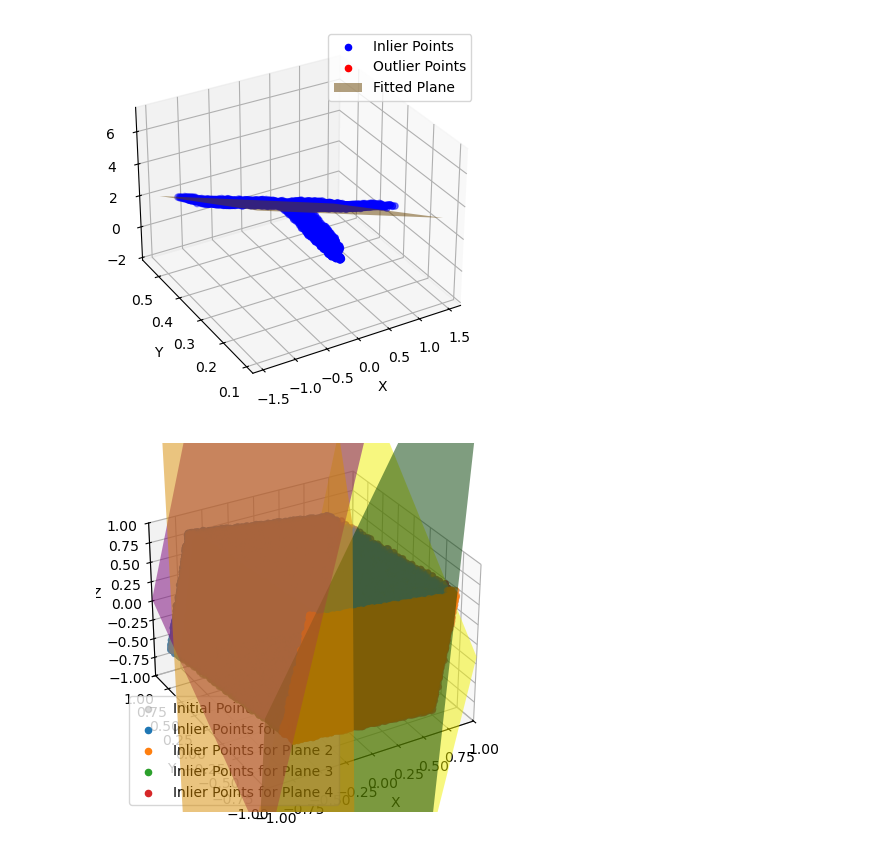
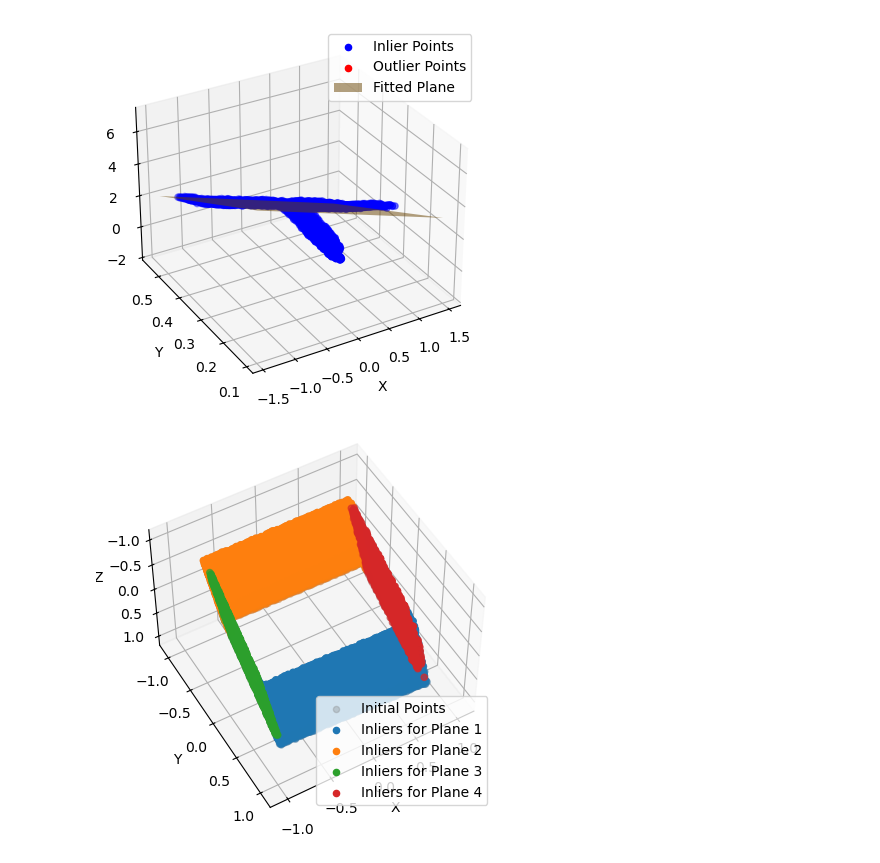
Before and after one commit to stablegradients/16-811, a Jupyter notebook: Assignment-3/question4.ipynb, the cells around one changed output. Drawn from its saved outputs; the diff is of its cells as text; code cells hidden in the pictures.

```diff
--- a/Assignment-3/question4.ipynb
+++ b/Assignment-3/question4.ipynb
@@ -159,25 +159,23 @@ def select_close_points(points, proximity_threshold=0.1):
     # Select points within the proximity threshold
     close_indices = np.where(distances < proximity_threshold)[0]
 
-    # If there aren't enough close points, adjust threshold until we get 3 points
-    while len(close_indices) < 3:
-        proximity_threshold *= 1.5  # Increase threshold iteratively
+    # Adjust threshold until we get at least 10 points
+    while len(close_indices) < 10:
+        proximity_threshold *= 1.5
         close_indices = np.where(distances < proximity_threshold)[0]
 
-    # Select the three closest points
-    close_indices = close_indices[:3]
+    # Select the 10 closest points
+    close_indices = close_indices[:10]
     return points[close_indices]
 
 def fit_plane_and_visualize_ransac_multiple_planes(points, num_planes=4, threshold=0.1, max_iterations=1000):
-    # Initialize the figure for visualization
     fig = plt.figure()
     ax = fig.add_subplot(111, projection='3d')
-    plane_colors = ['orange', 'green', 'purple', 'yellow']  # Colors for each plane
+    plane_colors = ['orange', 'green', 'purple', 'yellow']
 
-    # Set the visualization limits
-    ax.set_xlim(-1, 1)
-    ax.set_ylim(-1, 1)
-    ax.set_zlim(-1, 1)
+    ax.set_xlim(-1.2, 1.2)
+    ax.set_ylim(-1.2, 1.2)
+    ax.set_zlim(-1.2, 1.2)
 
     # Plot the initial points
     ax.scatter(points[:, 0], points[:, 1], points[:, 2], color='grey', alpha=0.3, label='Initial Points')
@@ -191,55 +189,50 @@ def fit_plane_and_visualize_ransac_multiple_planes(points, num_planes=4, thresho
 
         # RANSAC iterations to find the best plane
         for _ in range(max_iterations):
-            # Select 3 close points to fit a plane
             sample_points = select_close_points(points_)
-
-            # Fit a plane to the sampled points
             normal, d, _ = fit_plane(sample_points)
-
-            # Calculate distances of all points from the plane
             distances = np.abs((points_ @ normal + d) / np.linalg.norm(normal))
-
-            # Find inliers
             inliers = points_[distances < threshold]
 
-            # Update the best model if the current one has more inliers
             if len(inliers) > len(best_inliers):
                 best_inliers = inliers
                 best_normal = normal
                 best_d = d
                 outliers = points_[distances >= threshold]
 
         # Plot the inliers of the detected plane
-        ax.scatter(best_inliers[:, 0], best_inliers[:, 1], best_inliers[:, 2], label=f'Inlier Points for Plane {i+1}')
+        ax.scatter(best_inliers[:, 0], best_inliers[:, 1], best_inliers[:, 2], label=f'Inliers for Plane {i+1}')
 
         # Create a grid to visualize the plane, limited to the -1 to 1 range
         xx, yy = np.meshgrid(np.linspace(-1, 1, 10), np.linspace(-1, 1, 10))
         zz = (-best_normal[0] * xx - best_normal[1] * yy - best_d) / best_normal[2]
 
-        # Plot the detected plane within data limits
-        ax.plot_surface(xx, yy, zz, color=plane_colors[i % len(plane_colors)], alpha=0.5, rstride=100, cstride=100)
+        # Remove elements where zz^2 > 1
+        mask = zz**2 <= 1
+        xx, yy, zz = xx[mask], yy[mask], zz[mask]
 
-        # Update points to only include outliers for the next iteration
+        # Reshape xx, yy, zz for plotting
+        xx, yy, zz = xx.reshape(-1, 1), yy.reshape(-1, 1), zz.reshape(-1, 1)
+        ax.plot_surface(xx, yy, zz, color=plane_colors[i % len(plane_colors)], alpha=0.5, rstride=1, cstride=1)
+
         points_ = outliers
 
-    # Labeling and legend
     ax.set_xlabel('X')
     ax.set_ylabel('Y')
     ax.set_zlabel('Z')
-    ax.view_init(azim=-120)
+    ax.view_init(azim=-60, elev=230)
     plt.legend()
     plt.show()
 
 # Load and normalize point data
 points = np.loadtxt('/Users/shrinivas/workspace/16-811/Assignment-3/clean_hallway.txt')  # Replace with your Nx3 array of points
 
 # Normalize the points along each axis and rescale to -1 to 1 range
 points = points - points.mean(axis=0)
 points[:, 0] = points[:, 0] / np.abs(points[:, 0]).max()
 points[:, 1] = points[:, 1] / np.abs(points[:, 1]).max()
 points[:, 2] = points[:, 2] / np.abs(points[:, 2]).max()
 
 fit_plane_and_visualize_ransac_multiple_planes(points, num_planes=4, threshold=0.1)
 # %% [output]
-[figure, old version]
+[figure, new version]
```
Also changed, not shown: 2 other files.
